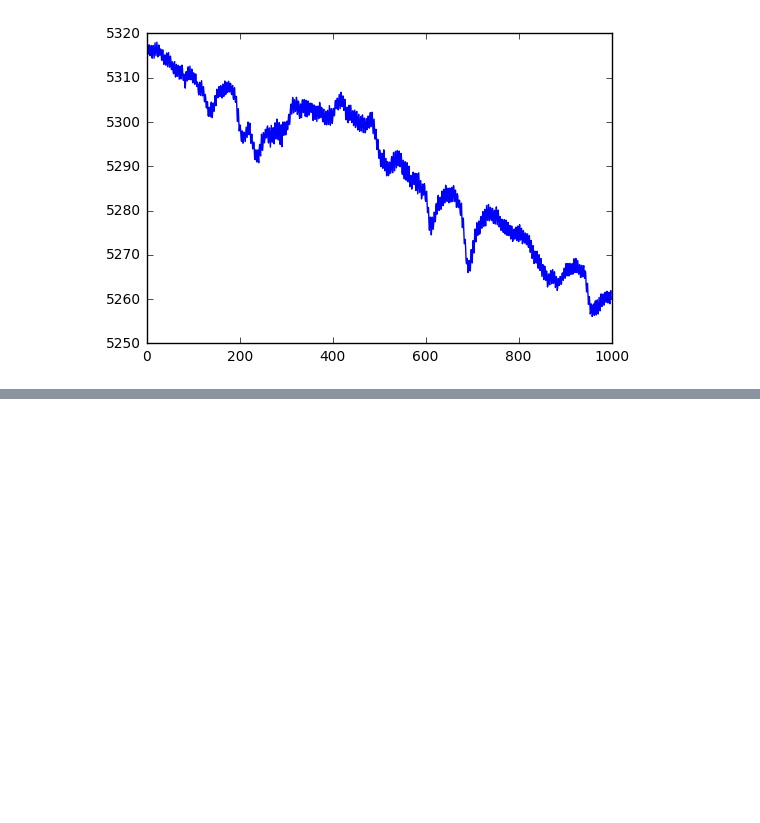
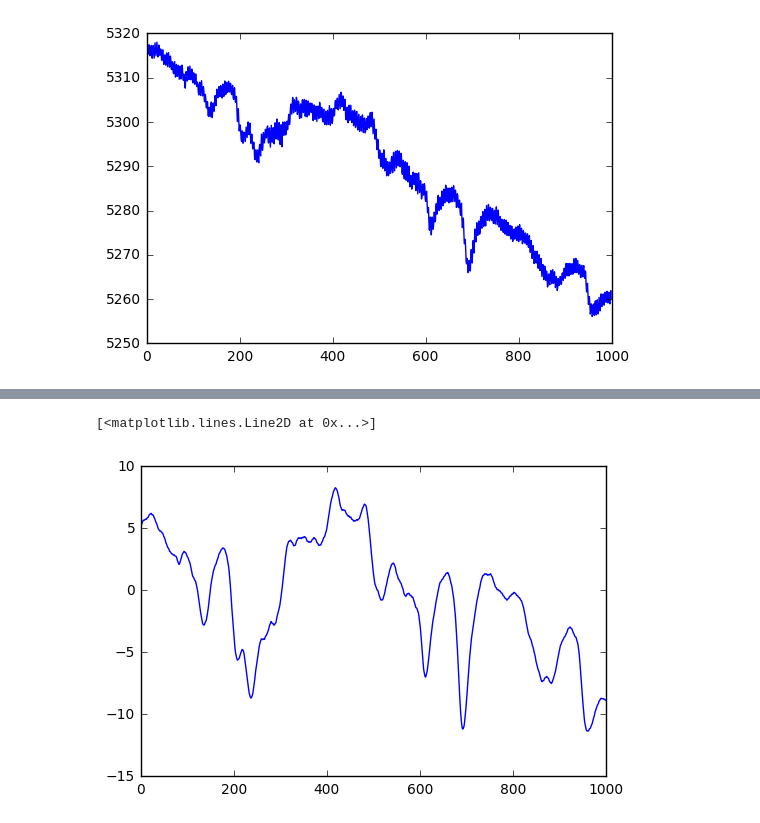
Before and after one commit to xkortex/bci_erp, a Jupyter notebook: python/oddball_erp.ipynb, the cells around one changed output, grey strips where cells are left out. Saved outputs shown, nothing was run; the diff lists cells and outputs as text; code cells hidden in the pictures; blank space fills up the shorter version.

```diff
--- a/python/oddball_erp.ipynb
+++ b/python/oddball_erp.ipynb
@@ -213,0 +246,5 @@ plt.plot(p300)
+# %%
+plt.plot(butter_lowpass_filter(p300_detrend, 10, 250))
+# %% [output]
+[<matplotlib.lines.Line2D at 0x...>]
+[figure, added]
```
Also changed, not shown: parts of 11 cells of this notebook, 4 other files.
